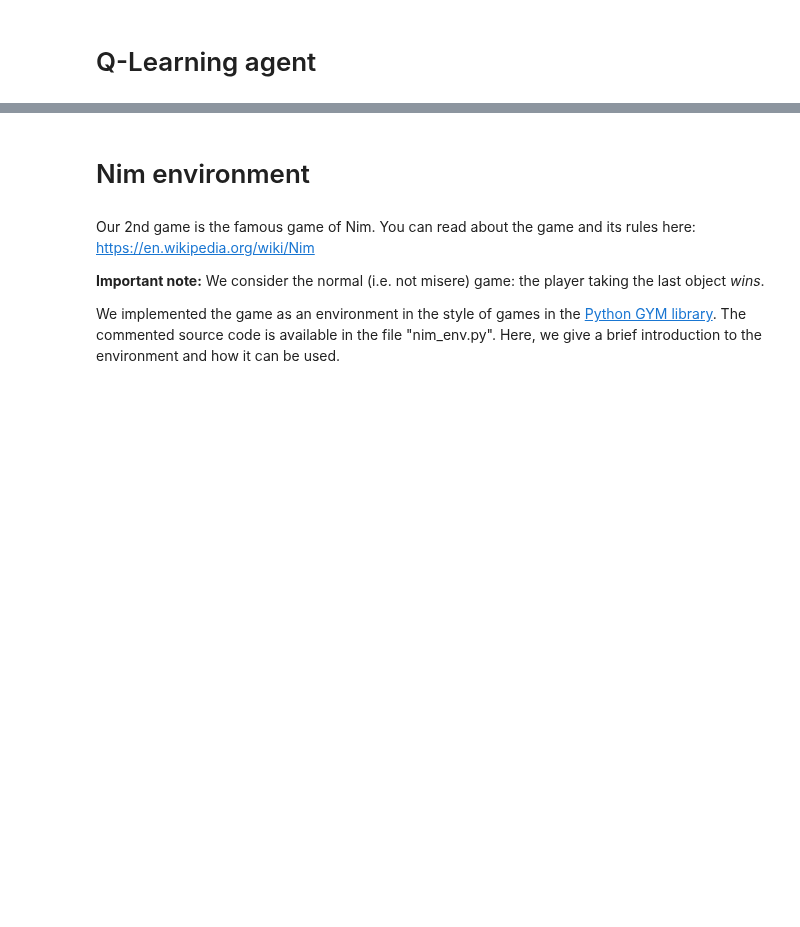
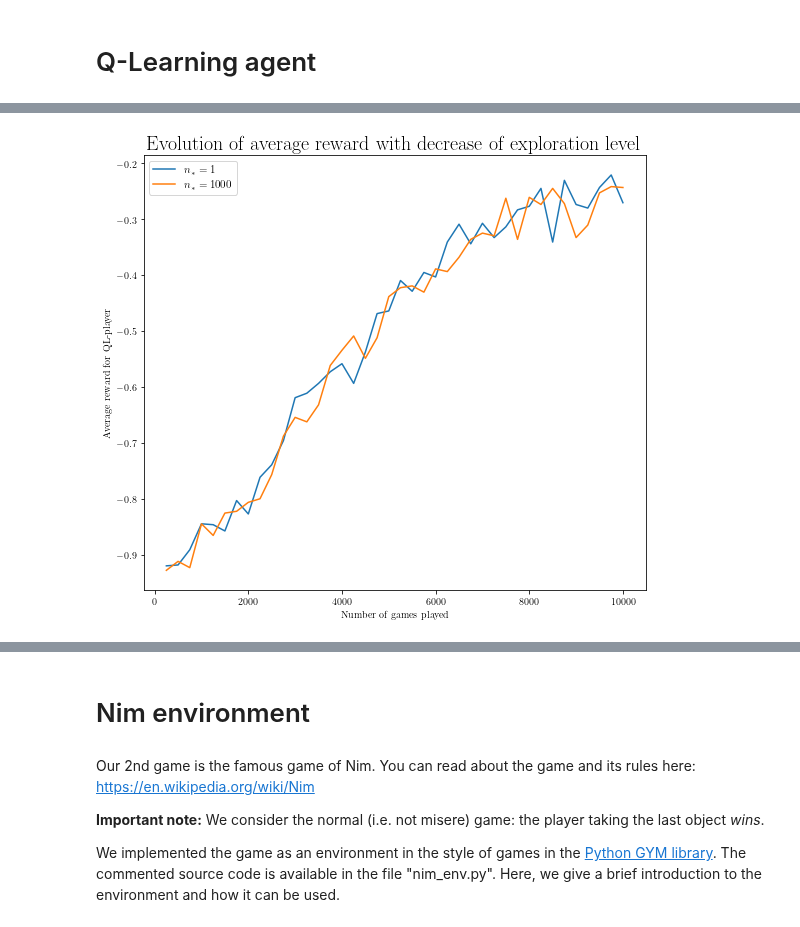
Before and after one commit to louisPoulain/ANN_NIM, a Jupyter notebook: nim.ipynb, the cells around one changed output, grey strips where cells are left out. Drawn from its saved outputs; the diff is of its cells as text; code cells hidden in the pictures; blank space fills up the shorter version.

```diff
--- a/nim.ipynb
+++ b/nim.ipynb
@@ -27,0 +26,6 @@ With a big $N_*$, the decrease of epsilon is very slow, and stays very close to
+# %%
+N_star = [1, 1000]
+Q2(nb_games = 10000, eps_min = 0.1, eps_max = 0.8, alpha = 0.1, gamma = 0.99,
+   step = 250, seed = None, N_star = N_star, question = "q2-2_small", nb_samples = 5)
+# %% [output]
+[figure, added]
```
Also changed, not shown: parts of 25 cells of this notebook, 14 other files.
